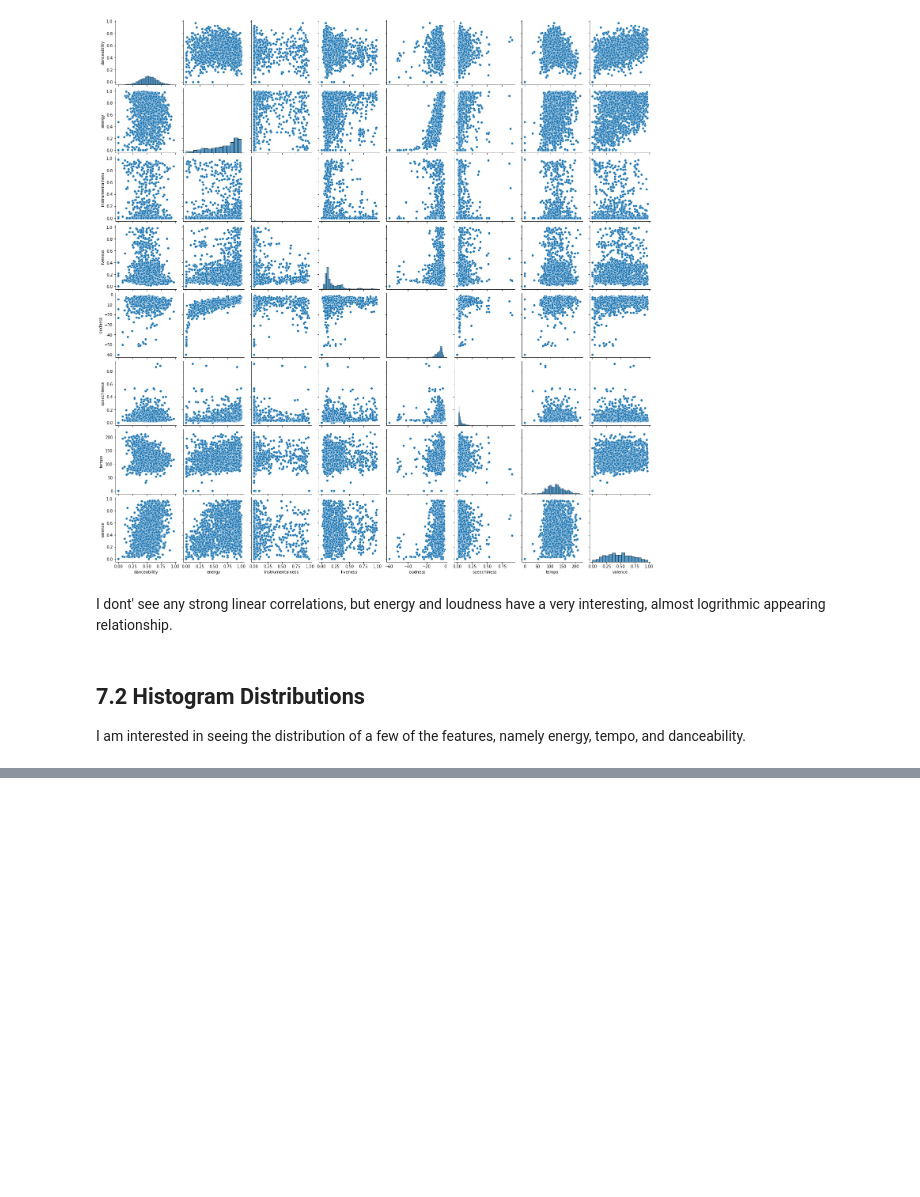
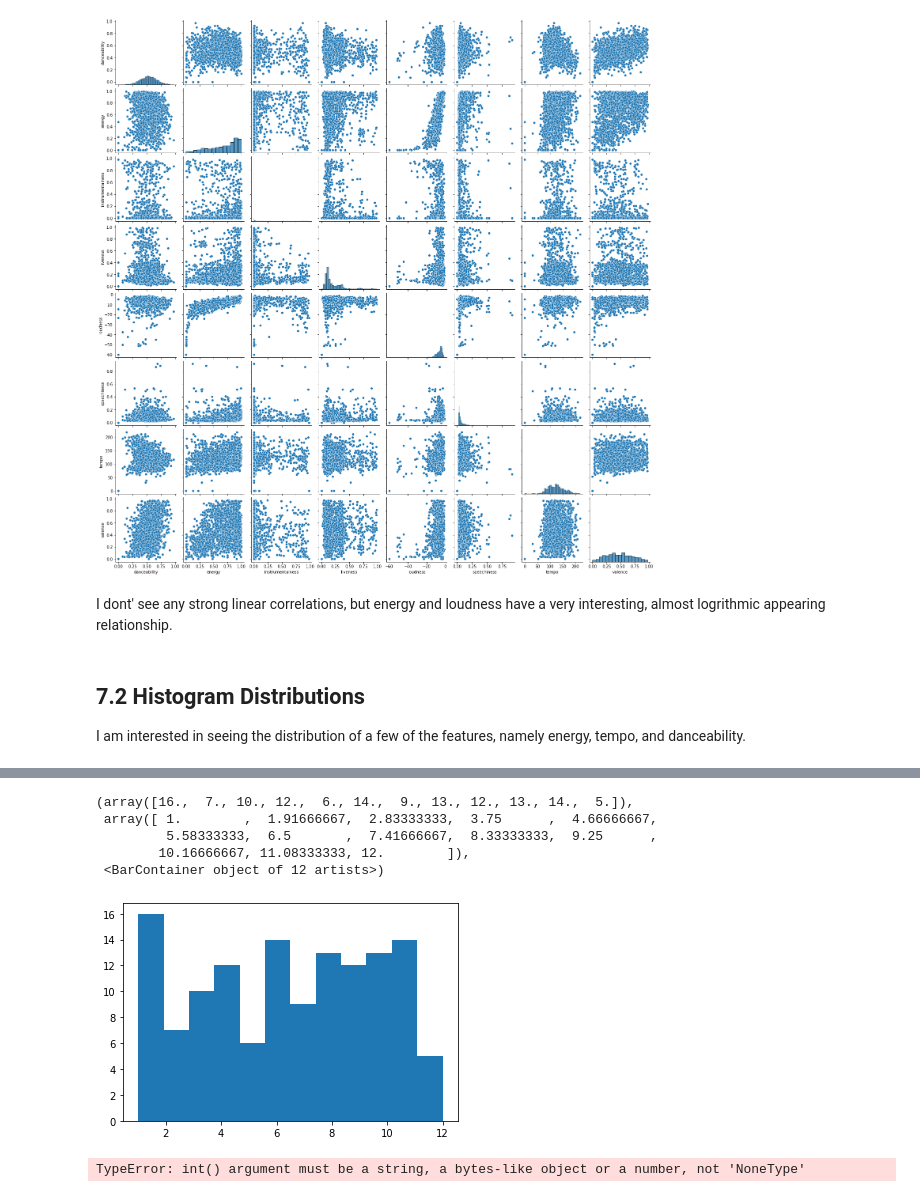
Before and after one commit to sschwartzdata/onramp_project, a Jupyter notebook: Submissions/proof_of_concept.ipynb, the cells around one changed output, grey strips where cells are left out. Drawn from its saved outputs; the diff is of its cells as text; code cells hidden in the pictures; blank space fills up the shorter version.

```diff
--- a/Submissions/proof_of_concept.ipynb
+++ b/Submissions/proof_of_concept.ipynb
@@ -1278,3 +1233,47 @@ _ = plt.hist(tempo, bins=bins, alpha=0.5)
+# %%
+import calendar
+import datetime
+album_months = pd.to_datetime(df_album_nodup['release_date']).dt.month
+
+
+plt.hist(album_months, bins=12, range=[1, 12])
+# %% [output]
+(array([16.,  7., 10., 12.,  6., 14.,  9., 13., 12., 13., 14.,  5.]),
+ array([ 1.        ,  1.91666667,  2.83333333,  3.75      ,  4.66666667,
+         5.58333333,  6.5       ,  7.41666667,  8.33333333,  9.25      ,
+        10.16666667, 11.08333333, 12.        ]),
+ <BarContainer object of 12 artists>)
+[figure, added]
+# %%
+database = r"db_files\spotify.db"
+
+
+
+
+"""df_months = pd.DataFrame(sql_query, columns = ['Month'])
+df_months.describe()
+"""
+
+conn = sqlite3.connect(database)
+c = conn.cursor()
+
+c.execute('''
+          SELECT
+          strftime('%m', release_date) AS month
+          FROM album
+          ''')
+
+df = pd.DataFrame(c.fetchall(), columns = ['month'])
+
+df.describe()
+
+type(df['month'][0])
+
+df = df.astype({'month': 'int32'}).dtypes
+
+#plt.hist(df['month'].astype('int32').dtypes, bins=12, range=[1, 12])
+# %% [output]
+TypeError: int() argument must be a string, a bytes-like object or a number, not 'NoneType'
 # %%
 table_insert = [(df_artist, 'artist'), (df_album_nodup, 'album'), (df_track, 'track'),(df_track_feature_nodup
 x = df_track_feature_nodup['energy']
```
Also changed, not shown: parts of 29 cells of this notebook, 10 other files.
